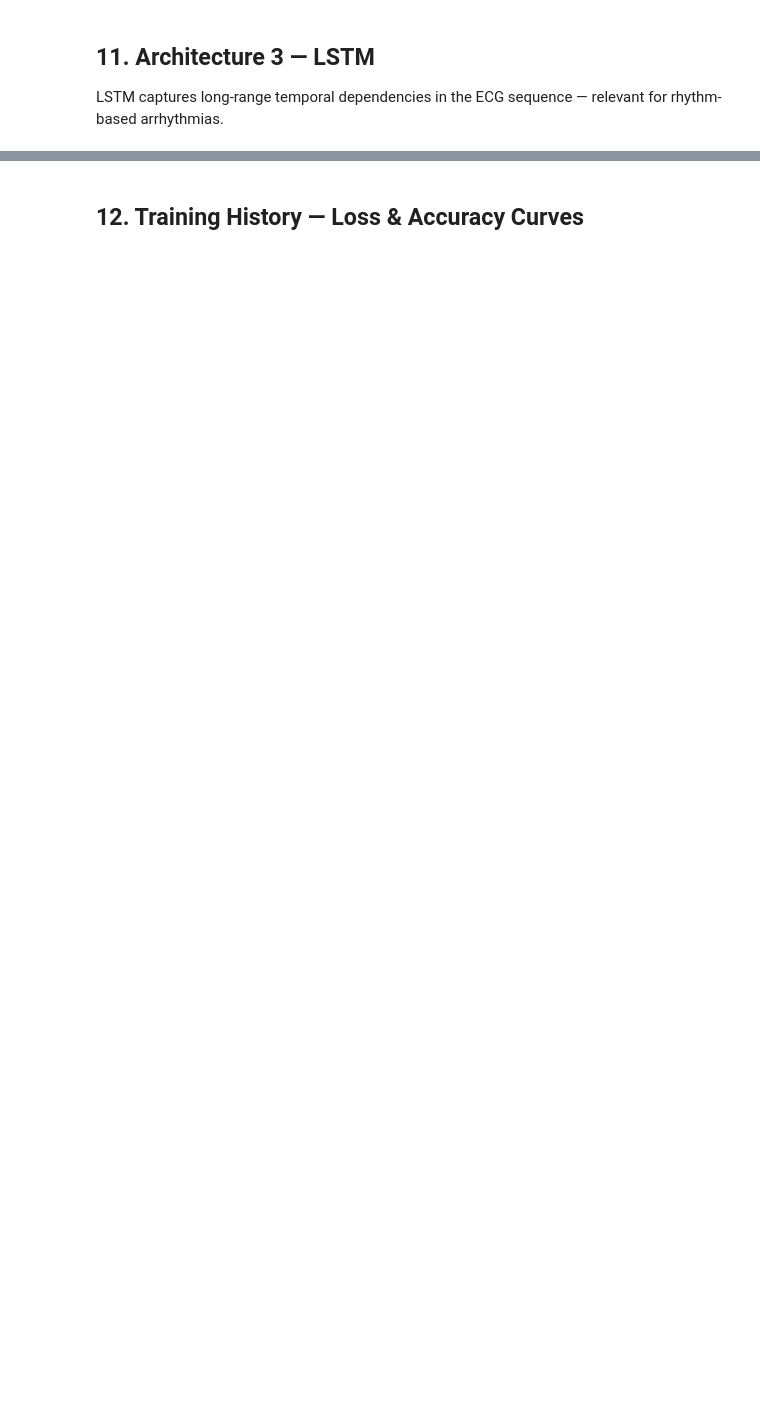
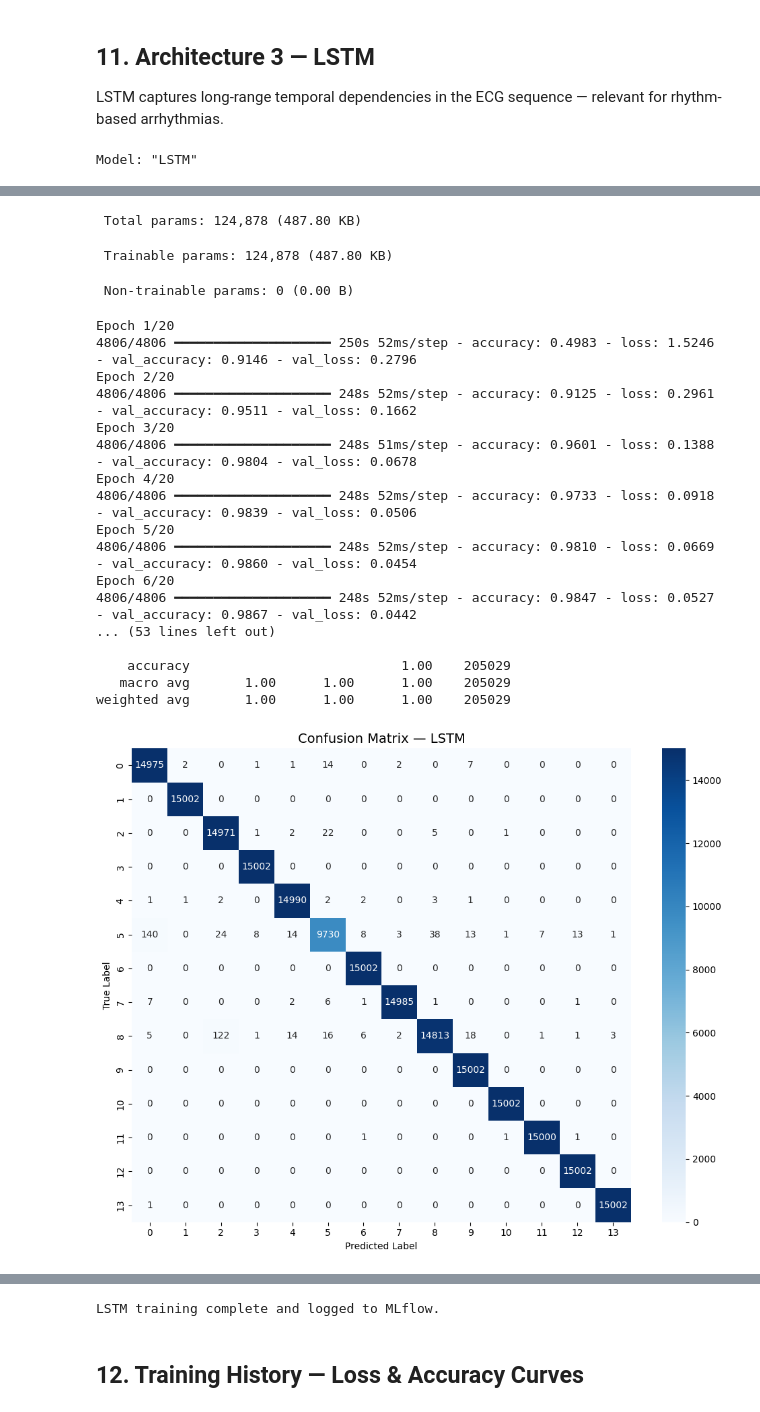
Before and after one commit to nishujayaraj/ECG-Arrhythmia-Classification, a Jupyter notebook: ECG_Arrhythmia_Upgraded.ipynb, the cells around one changed output, grey strips where cells are left out. Saved outputs shown, nothing was run; the diff lists cells and outputs as text; code cells hidden in the pictures; blank space fills up the shorter version.

Commit message:
Add upgraded notebook: ANN vs CNN vs LSTM with MLflow tracking and DWT denoising

```diff
--- a/ECG_Arrhythmia_Upgraded.ipynb
+++ b/ECG_Arrhythmia_Upgraded.ipynb
@@ -16,2 +28,6 @@ pip install --upgrade pip
 # %%
 !pip install wfdb PyWavelets imbalanced-learn tensorflow mlflow scikit-learn seaborn --quiet
+# %%
+import os
+for f in os.listdir('/kaggle/input/datasets/nischithasjayaraja/mitdb-full/')[:5]:
+    print(f)
@@ -34,8 +52,8 @@ y = []
 window = int(0.5 * 360)  # 180 samples each side = 360 total per beat
 
 for rec in records:
-    record = wfdb.rdrecord(f'data/mitdb_full/{rec}')
-    annotation = wfdb.rdann(f'data/mitdb_full/{rec}', 'atr')
+    record = wfdb.rdrecord(f'/kaggle/input/datasets/nischithasjayaraja/mitdb-full/mitdb_full/{rec}')
+    annotation = wfdb.rdann(f'/kaggle/input/datasets/nischithasjayaraja/mitdb-full/mitdb_full/{rec}', 'atr')
     signal = record.p_signal[:, 0]
 
     for i, r in enumerate(annotation.sample):
@@ -210,5 +228,6 @@ Train: 615085 | Val: 205029 | Test: 205029
 import mlflow
 import mlflow.tensorflow
 
+mlflow.set_tracking_uri("file:///kaggle/working/mlruns")
 mlflow.set_experiment("ecg-arrhythmia-classification")
-print("MLflow experiment set. Run 'mlflow ui' in terminal to view results.")
+print("MLflow tracking set to /kaggle/working/mlruns")
@@ -419,6 +547,9 @@ def build_lstm(n_classes):
     ], name='LSTM')
     return model
 
+LSTM_EPOCHS = 20
+LSTM_BATCH = 128
+
 with mlflow.start_run(run_name="LSTM"):
     mlflow.log_params({
         "architecture": "LSTM",
@@ -426,8 +557,8 @@ with mlflow.start_run(run_name="LSTM"):
         "dropout": 0.3,
         "optimizer": "adam",
         "learning_rate": LR,
-        "batch_size": BATCH_SIZE,
-        "epochs": EPOCHS,
+        "batch_size": LSTM_BATCH,
+        "epochs": LSTM_EPOCHS,
         "imbalance_handling": "SMOTE + undersample",
         "denoising": "DWT db4 level7 soft-threshold"
     })
@@ -443,9 +574,9 @@ with mlflow.start_run(run_name="LSTM"):
     history_lstm = lstm.fit(
         X_train_3d, y_train,
         validation_data=(X_val_3d, y_val),
-        epochs=EPOCHS,
-        batch_size=BATCH_SIZE,
-        callbacks=[EarlyStopping(monitor='val_loss', patience=7, restore_best_weights=True)],
+        epochs=LSTM_EPOCHS,
+        batch_size=LSTM_BATCH,
+        callbacks=[EarlyStopping(monitor='val_loss', patience=3, restore_best_weights=True)],
         verbose=1
     )
 
@@ -462,3 +593,5 @@ with mlflow.start_run(run_name="LSTM"):
     mlflow.log_artifact('model_lstm.h5')
 
 print("LSTM training complete and logged to MLflow.")
+# %% [output]
+Model: "LSTM"
@@ -464,0 +613,21 @@ print("LSTM training complete and logged to MLflow.")
+ Total params: 124,878 (487.80 KB)
+ Trainable params: 124,878 (487.80 KB)
+ Non-trainable params: 0 (0.00 B)
+Epoch 1/20
+4806/4806 ━━━━━━━━━━━━━━━━━━━━ 250s 52ms/step - accuracy: 0.4983 - loss: 1.5246 - val_accuracy: 0.9146 - val_loss: 0.2796
+Epoch 2/20
+4806/4806 ━━━━━━━━━━━━━━━━━━━━ 248s 52ms/step - accuracy: 0.9125 - loss: 0.2961 - val_accuracy: 0.9511 - val_loss: 0.1662
+Epoch 3/20
+4806/4806 ━━━━━━━━━━━━━━━━━━━━ 248s 51ms/step - accuracy: 0.9601 - loss: 0.1388 - val_accuracy: 0.9804 - val_loss: 0.0678
+Epoch 4/20
+4806/4806 ━━━━━━━━━━━━━━━━━━━━ 248s 52ms/step - accuracy: 0.9733 - loss: 0.0918 - val_accuracy: 0.9839 - val_loss: 0.0506
+Epoch 5/20
+4806/4806 ━━━━━━━━━━━━━━━━━━━━ 248s 52ms/step - accuracy: 0.9810 - loss: 0.0669 - val_accuracy: 0.9860 - val_loss: 0.0454
+Epoch 6/20
+4806/4806 ━━━━━━━━━━━━━━━━━━━━ 248s 52ms/step - accuracy: 0.9847 - loss: 0.0527 - val_accuracy: 0.9867 - val_loss: 0.0442
+... (53 lines left out)
+
+    accuracy                           1.00    205029
+   macro avg       1.00      1.00      1.00    205029
+weighted avg       1.00      1.00      1.00    205029
+[figure, added]
@@ -465,3 +635,4 @@ print("LSTM training complete and logged to MLflow.")
+LSTM training complete and logged to MLflow.
 # %% [markdown]
 ## 12. Training History — Loss & Accuracy Curves
 # %%
```
Also changed, not shown: parts of 11 cells of this notebook, 2 other files.
